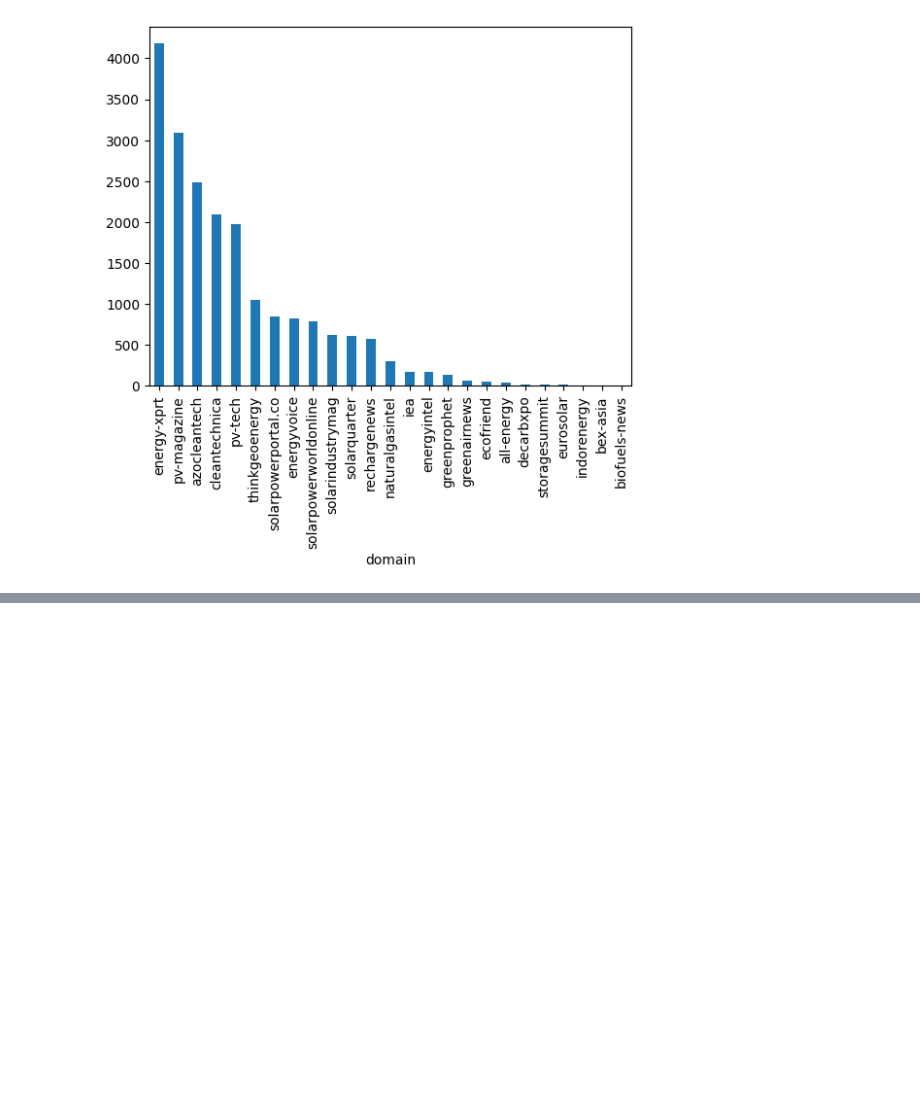
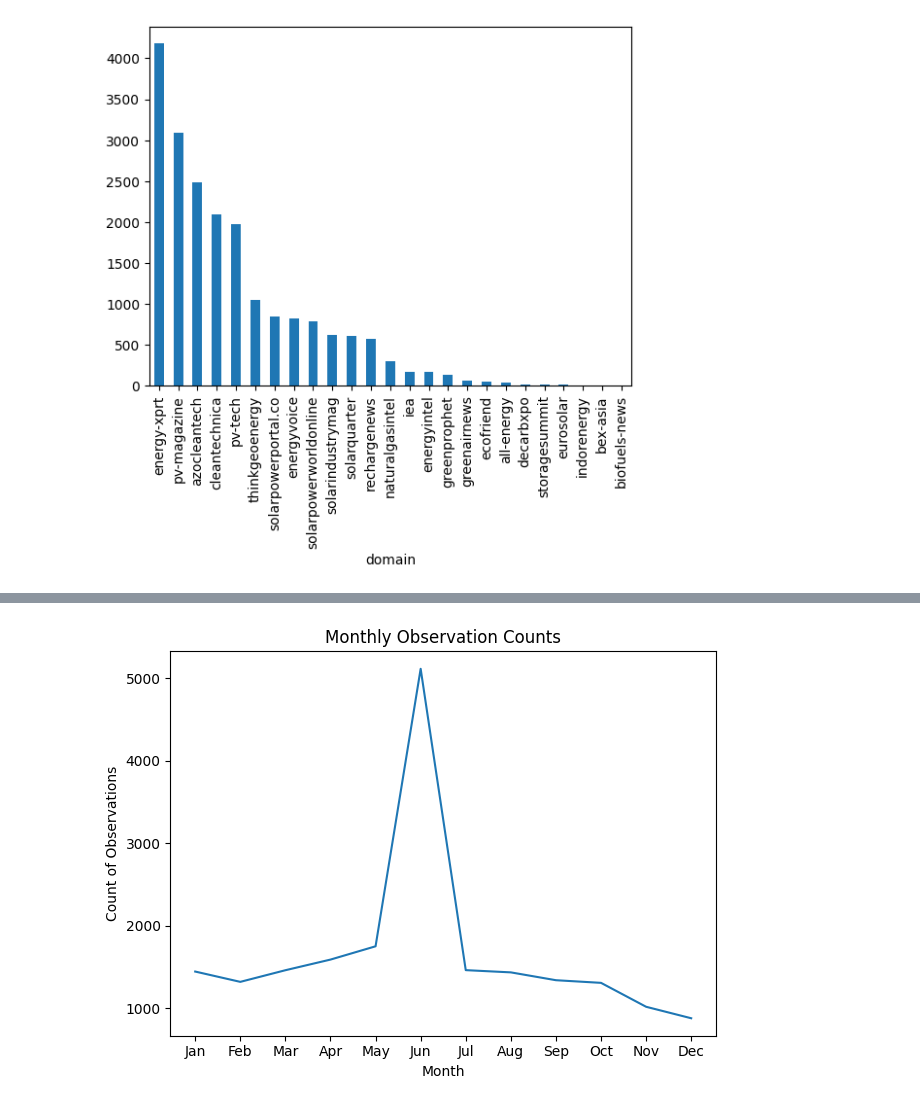
Before and after one commit to Jinqiao-Li/SwissText2025_CleanTech, a Jupyter notebook: phase1/patent_exploration.ipynb, the cells around one changed output, grey strips where cells are left out. Cells and saved outputs as stored; diff of their text form; code cells hidden in the pictures; blank space fills up the shorter version.

```diff
--- a/phase1/patent_exploration.ipynb
+++ b/phase1/patent_exploration.ipynb
@@ -41,0 +80,23 @@ plt.show()
+# %%
+import pandas as pd
+import matplotlib.pyplot as plt
+
+# 1. Convert the 'date' column to datetime objects
+df['date'] = pd.to_datetime(df['date'])
+
+# 2. Extract the month from the 'date' column
+df['month'] = df['date'].dt.month # Or df['date'].dt.to_period('M') for period objects
+
+# 3. Group by month and count observations
+monthly_counts = df.groupby('month')['month'].count().reset_index(name='count')
+
+# 4. Plot the data
+plt.plot(monthly_counts['month'], monthly_counts['count'])
+plt.xlabel("Month")
+plt.ylabel("Count of Observations")
+plt.title("Monthly Observation Counts")
+plt.xticks(range(1, 13), ['Jan', 'Feb', 'Mar', 'Apr', 'May', 'Jun', 'Jul', 'Aug', 'Sep', 'Oct', 'Nov', 'Dec']) # Set x-axis labels to month names
+plt.tight_layout()
+plt.show()
+# %% [output]
+[figure, added]
```
Also changed, not shown: parts of 6 cells of this notebook.
